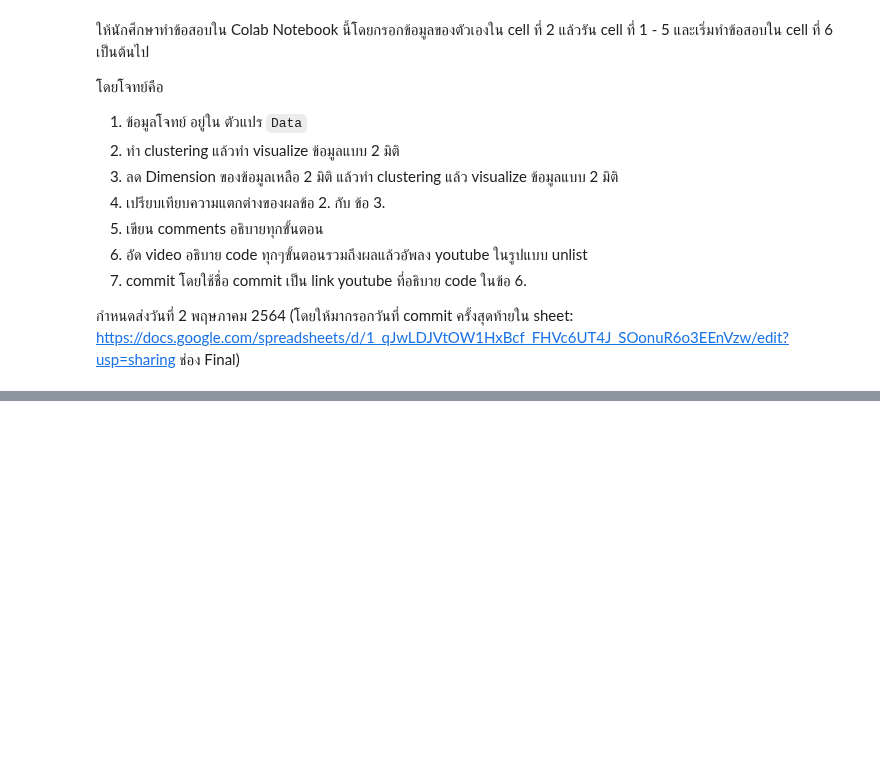
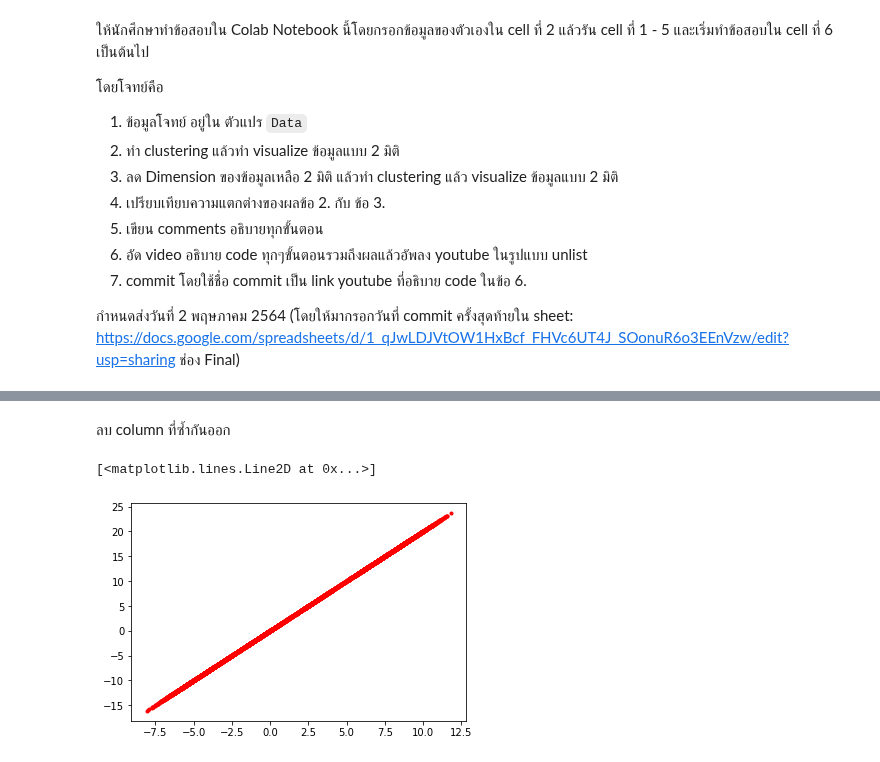
Before and after one commit to kittimaxz/multivariate, a Jupyter notebook: Multivariate_Exam.ipynb, the cells around one changed output, grey strips where cells are left out. Saved outputs shown, nothing was run; the diff lists cells and outputs as text; code cells hidden in the pictures; blank space fills up the shorter version.

```diff
--- a/Multivariate_Exam.ipynb
+++ b/Multivariate_Exam.ipynb
@@ -59,0 +103,2 @@ Data
+# %% [markdown]
+ลบ column ที่ซ้ำกันออก
@@ -59,0 +107,5 @@ Data
+# %%
+plt.plot(Data.iloc[:,1],Data.iloc[:,22],'r.')
+# %% [output]
+[<matplotlib.lines.Line2D at 0x...>]
+[figure, added]
```
Also changed, not shown: parts of 45 cells of this notebook.
